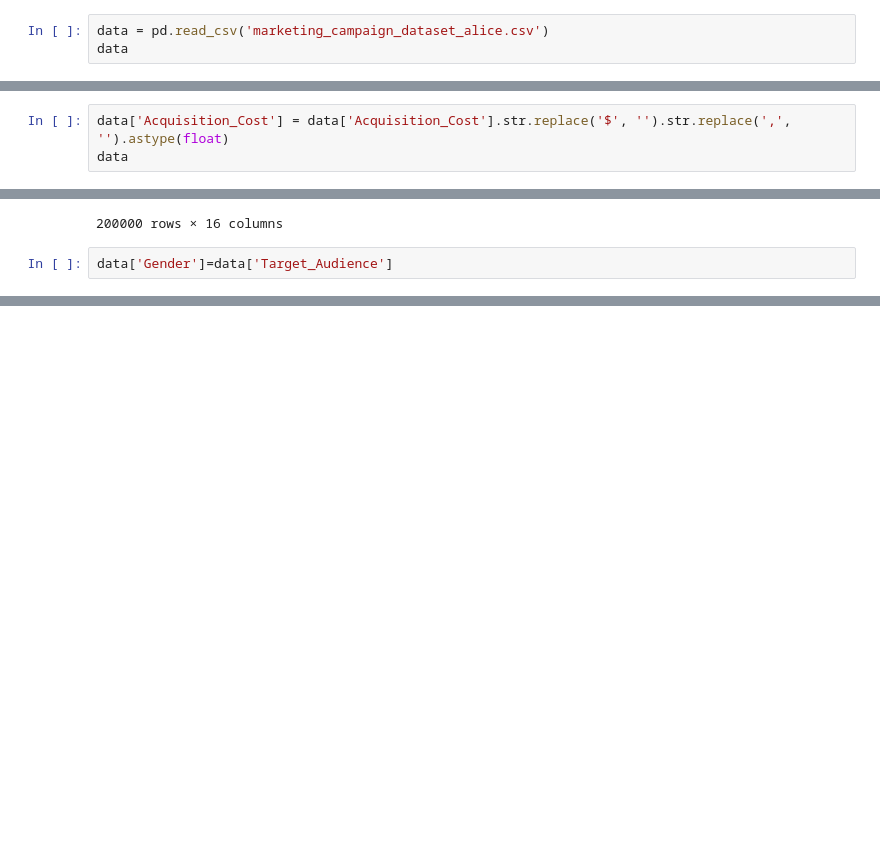
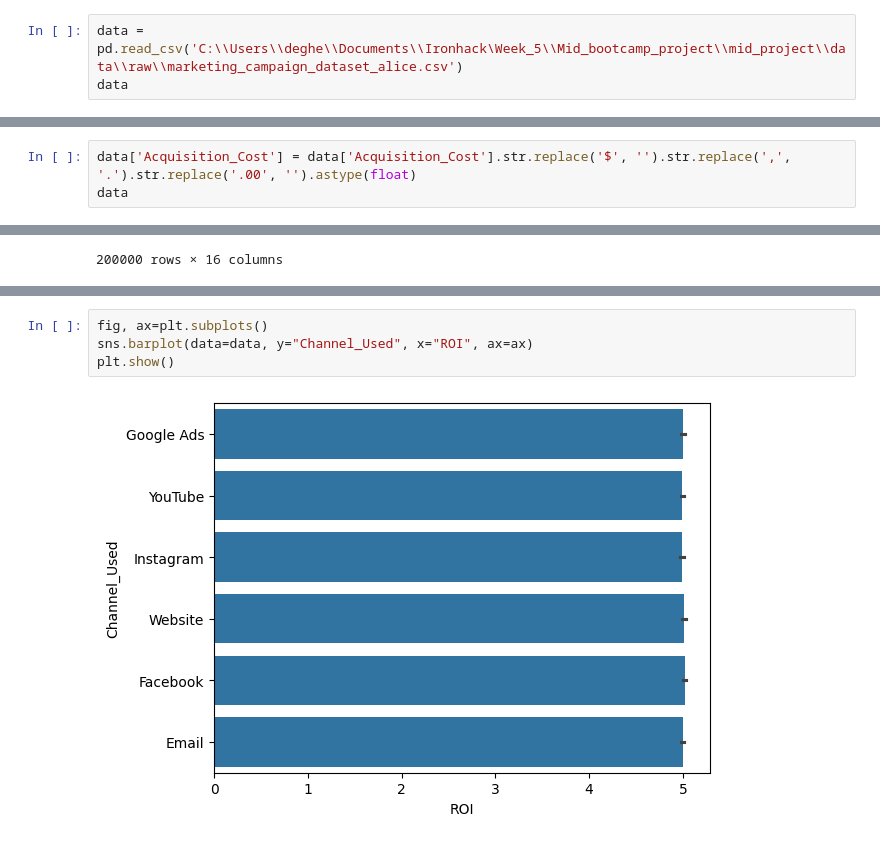
Before and after one commit to AliceDeg/mid_project, a Jupyter notebook: notebooks/marketing_data_WIP_alice.ipynb, the cells around one changed output, grey strips where cells are left out. Drawn from its saved outputs; the diff is of its cells as text; blank space fills up the shorter version.

```diff
--- a/notebooks/marketing_data_WIP_alice.ipynb
+++ b/notebooks/marketing_data_WIP_alice.ipynb
@@ -6,7 +6,7 @@ import seaborn as sns
 # The line down below is needed to prevent matplotlib to open the graph in a seaparate popup window.
 %matplotlib inline
 # %%
-data = pd.read_csv('marketing_campaign_dataset_alice.csv')
+data = pd.read_csv('C:\\Users\\deghe\\Documents\\Ironhack\Week_5\\Mid_bootcamp_project\\mid_project\\data\\raw\\marketing_campaign_dataset_alice.csv')
 data
 # %% [output]
 |  | Campaign_ID | Company | Campaign_Type | Target_Audience | Duration | Channel_Used | Conversion_Rate | ... |
@@ -23,7 +23,7 @@ data
 | 199999 | 200000 | Innovate Industries | Social Media | Women 35-44 | 45 days | Google Ads | 0.01 | ... |
 200000 rows × 16 columns
 # %%
-data['Acquisition_Cost'] = data['Acquisition_Cost'].str.replace('$', '').str.replace(',', '').astype(float)
+data['Acquisition_Cost'] = data['Acquisition_Cost'].str.replace('$', '').str.replace(',', '.').str.replace('.00', '').astype(float)
 data
 # %% [output]
 |  | Campaign_ID | Company | Campaign_Type | Target_Audience | Duration | Channel_Used | Conversion_Rate | ... |
@@ -39,5 +39,3 @@ data
 | 199998 | 199999 | Innovate Industries | Influencer | All Ages | 30 days | YouTube | 0.10 | ... |
 | 199999 | 200000 | Innovate Industries | Social Media | Women 35-44 | 45 days | Google Ads | 0.01 | ... |
 200000 rows × 16 columns
-# %%
-data['Gender']=data['Target_Audience']
@@ -43,0 +66,6 @@ data['Gender']=data['Target_Audience']
+# %%
+fig, ax=plt.subplots()
+sns.barplot(data=data, y="Channel_Used", x="ROI", ax=ax)
+plt.show()
+# %% [output]
+[figure, added]
```
Also changed, not shown: parts of 4 cells of this notebook, 1 other file.
